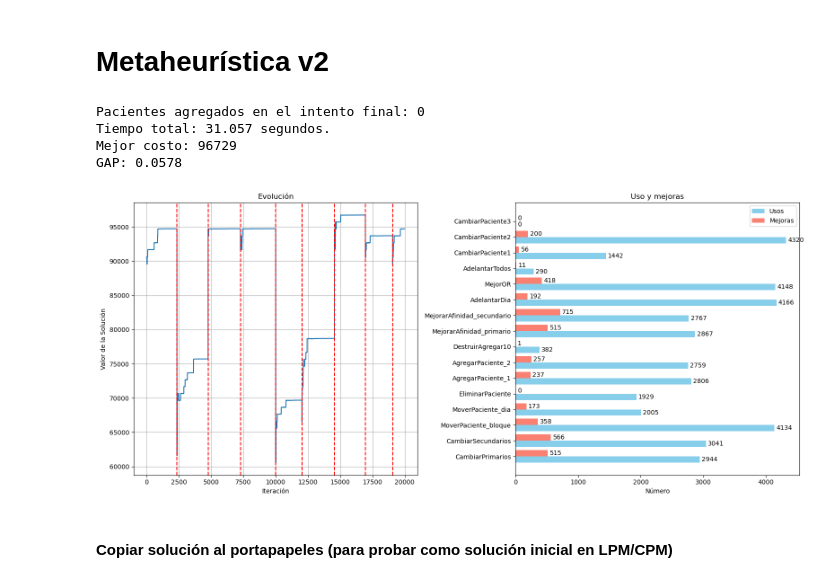
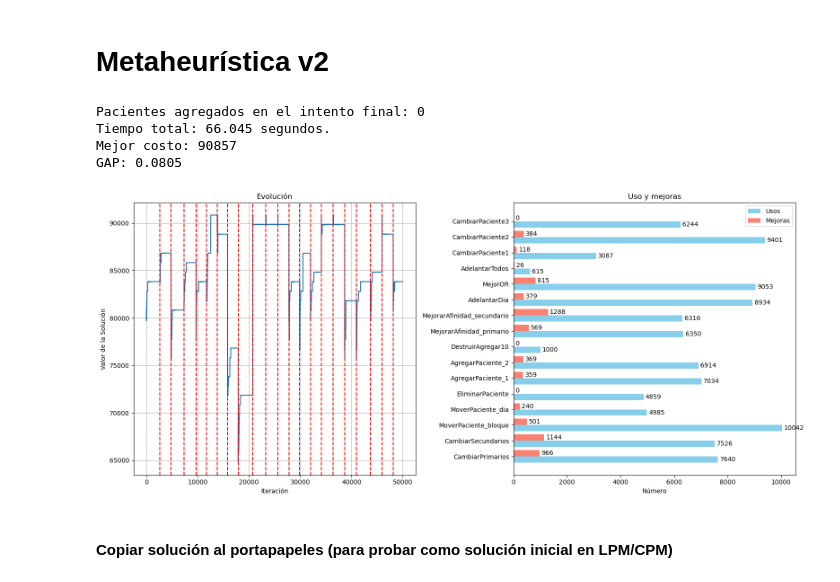
Before and after one commit to Franri3008/Tesis, a Jupyter notebook: notebooks/DEAP_Surgeries.ipynb, the cells around one changed output. Saved outputs shown, nothing was run; the diff lists cells and outputs as text; code cells hidden in the pictures.

```diff
--- a/notebooks/DEAP_Surgeries.ipynb
+++ b/notebooks/DEAP_Surgeries.ipynb
@@ -2181,7 +2181,7 @@ def metaheuristic(inicial, max_iter=50, destruct=200, temp_inicial=500.0, alpha=
               "EliminarPaciente": [0, 0, 10], "AgregarPaciente_1": [0, 0, 14], "AgregarPaciente_2": [0, 0, 14], "DestruirAgregar10": [0, 0, 2]};
     metadata_search = {"MejorarAfinidad_primario": [0, 0, 20], "MejorarAfinidad_secundario": [0, 0, 20],
                        "AdelantarDia": [0, 0, 29], "MejorOR": [0, 0, 29], "AdelantarTodos": [0, 0, 2],
-                       "CambiarPaciente1": [0, 0, 10], "CambiarPaciente2": [0, 0, 30], "CambiarPaciente3": [0, 0, 0]};
+                       "CambiarPaciente1": [0, 0, 10], "CambiarPaciente2": [0, 0, 30], "CambiarPaciente3": [0, 0, 20]};
 
     lista_evaluacion = [];
     lista_iteracion = [];
@@ -2321,38 +2321,38 @@ def metaheuristic(inicial, max_iter=50, destruct=200, temp_inicial=500.0, alpha=
     num_asignados_antes = sum(1 for p in mejor[0] if p != -1);
     mejor = final_add_patients(mejor, VERSION=version);
     check_synchronized(mejor, OT, last_p, last_s);
     #mejor = reparar(mejor)
     num_asignados_despues = sum(1 for p in mejor[0] if p != -1);
     print("Pacientes agregados en el intento final:", num_asignados_despues - num_asignados_antes)
     print("Último mejor costo:", EvalAllORs(mejor[0], VERSION=version)) if hablar else None;
     #graficar_solucion(mejor[0])
     return mejor, (lista_evaluacion, lista_iteracion, metadata_pert, metadata_search, reseteos)
 
 #----------------------------------------------
 random.seed(261)
 #initial_sol = generar_solucion_inicial(VERSION=version, hablar=False)
 sys.path.append("../algorithm");
 import importlib
 import initial_solutions
 importlib.reload(initial_solutions);
 from initial_solutions import GRASP
 
 sol_inicial = GRASP(surgeon, second, patient, room, day, slot, AOR, I, dictCosts, nFichas, nSlot, SP, COIN, OT, alpha=0.25, modo=1, VERSION="C", hablar=False);
 
 tiempo_inicial = time.time()
-best_solution, stats = metaheuristic(sol_inicial, max_iter=20000, destruct=200, temp_inicial=930, alpha=0.995, elite_size=5, prob_elite=0.3, synchro_check=True, hablar=0)
+best_solution, stats = metaheuristic(sol_inicial, max_iter=50000, destruct=300, temp_inicial=930, alpha=0.995, elite_size=5, prob_elite=0.3, synchro_check=True, hablar=0)
 
 print("Tiempo total:", round(time.time() - tiempo_inicial, 3), "segundos.")
 print("Mejor costo:", EvalAllORs(best_solution[0], VERSION=version));
 print("GAP:", str(1 - EvalAllORs(best_solution[0], VERSION=version) / bks)[:6]);
 
 PlotStats(stats[0], stats[1], stats[2], stats[3], stats[4])
 # %% [output]
 Pacientes agregados en el intento final: 0
-Tiempo total: 31.057 segundos.
-Mejor costo: 96729
-GAP: 0.0578
+Tiempo total: 66.045 segundos.
+Mejor costo: 90857
+GAP: 0.0805
-[figure, old version]
+[figure, new version]
 # %% [markdown]
 #### Copiar solución al portapapeles (para probar como solución inicial en LPM/CPM)
 # %%
```
Also changed, not shown: parts of 2 cells of this notebook, 6 other files.
